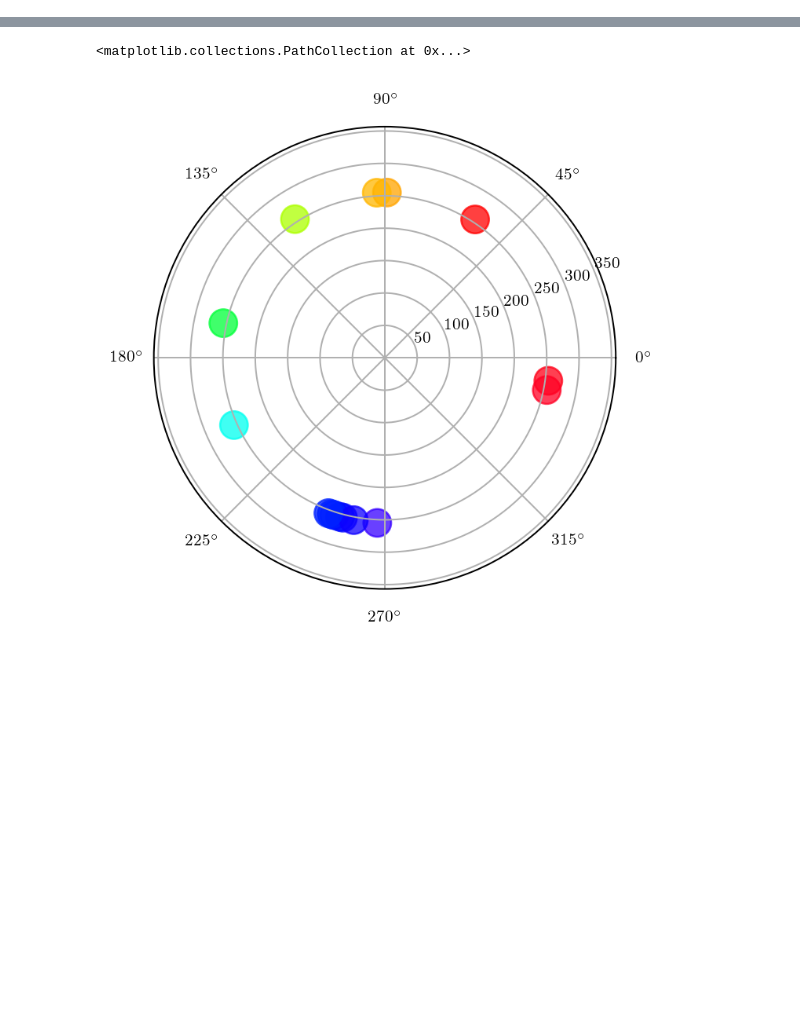
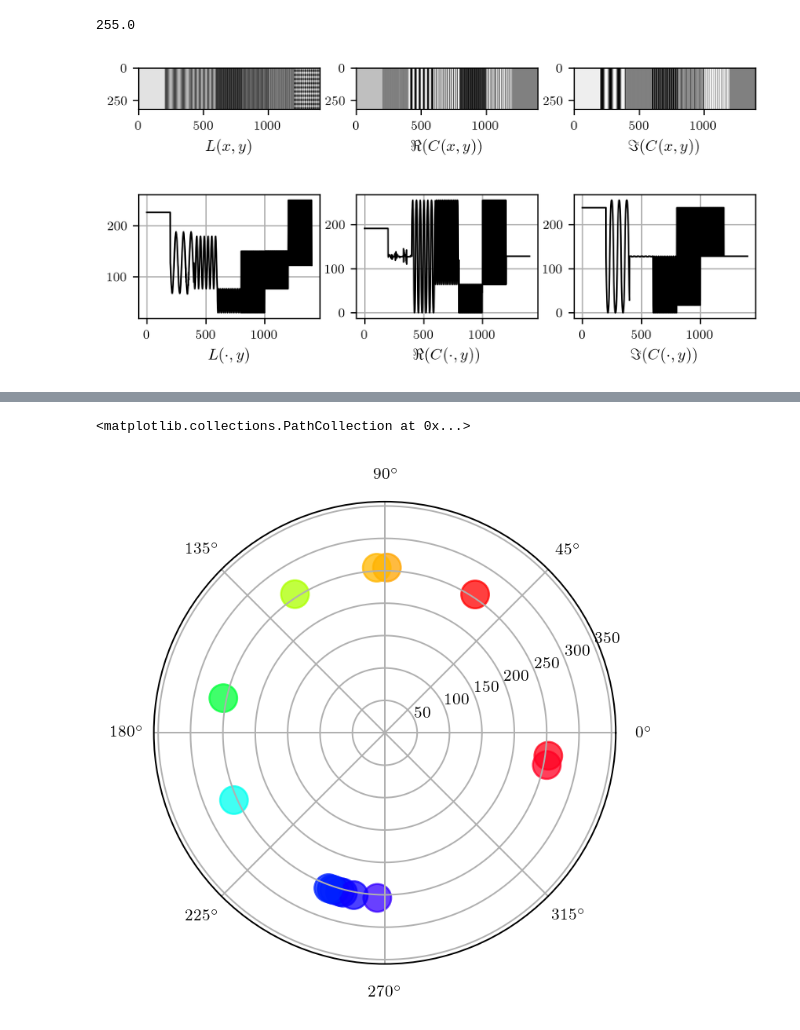
Before and after one commit to CVMethods/thesis_notebooks, a Jupyter notebook: Ch4_Color images spectral analysis_figures.ipynb, the cells around one changed output, grey strips where cells are left out. Saved outputs shown, nothing was run; the diff lists cells and outputs as text; code cells hidden in the pictures; blank space fills up the shorter version.

```diff
--- a/Ch4_Color images spectral analysis_figures.ipynb
+++ b/Ch4_Color images spectral analysis_figures.ipynb
@@ -205,0 +260,37 @@ def img2complex_colorspace(img, color_space):
+# %%
+color_space = 'HS'
+lum, chrom_r, chrom_i = img2complex_colorspace(img_orig, color_space)
+
+lum = linear_normalization(lum, 255., 0.)
+chrom_r = linear_normalization2(chrom_r)
+chrom_i = linear_normalization2(chrom_i)
+print np.max(chrom_r)
+
+fig, axs = plt.subplots(1, 3, figsize=set_size(width_pt, subplots=(1., 3.)), dpi=300)
+axs[0].imshow(lum, cmap='gray')
+axs[0].set_xlabel(r'$L(x,y)$')
+axs[1].imshow(chrom_r, cmap='gray')
+axs[1].set_xlabel(r'$\Re(C(x,y))$')
+axs[2].imshow(chrom_i, cmap='gray')
+axs[2].set_xlabel(r'$\Im(C(x,y))$')
+
+# plt.savefig(output_dir + 'synthetic_image_three_channel_decomposition.pdf', format='pdf', bbox_inches='tight')
+# plt.savefig('synthetic_image_three_channel_decomposition.pdf', format='pdf', bbox_inches='tight')
+
+fig, axs = plt.subplots(1, 3, figsize=set_size(width_pt, subplots=(1., 3.)), dpi=300)
+axs[0].plot(x, lum[170, :], 'k', lw=1)
+axs[0].grid(True)
+axs[0].set_xlabel(r'$L(\cdot, y)$')
+axs[1].plot(x, chrom_r[170, :], 'k', lw=1)
+axs[1].grid(True)
+axs[1].set_xlabel(r'$\Re(C(\cdot, y))$')
+axs[2].plot(x, chrom_i[170, :], 'k', lw=1)
+axs[2].grid(True)
+axs[2].set_xlabel(r'$\Im(C(\cdot, y))$')
+
+# plt.savefig(output_dir + 'horizontal_line_three_channel_decomposition.pdf', format='pdf', bbox_inches='tight')
+# plt.savefig('horizontal_line_three_channel_decomposition.pdf', format='pdf', bbox_inches='tight')
+# %% [output]
+255.0
+[figure, added]
+[figure, added]
```
Also changed, not shown: parts of 6 cells of this notebook, 8 other files.
